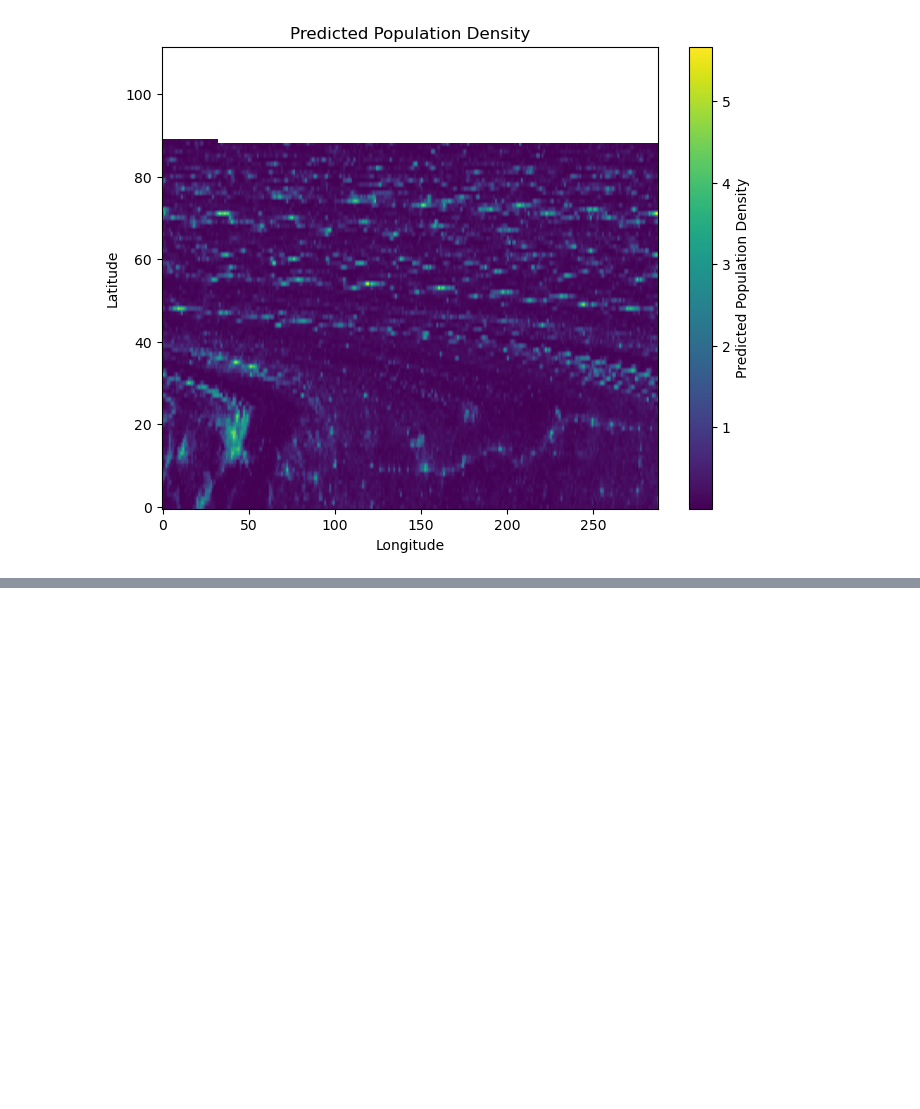
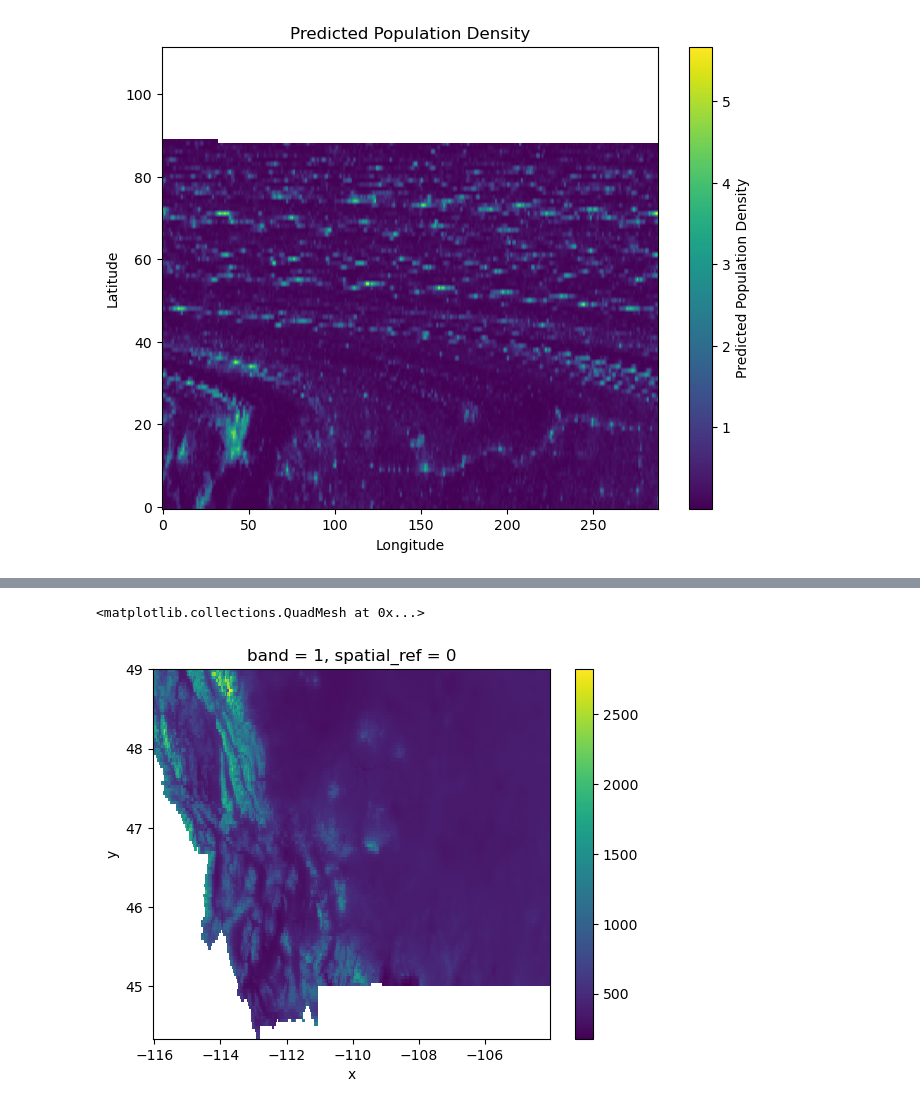
Before and after one commit to Chigiriq/geoP3, a Jupyter notebook: v3.ipynb, the cells around one changed output, grey strips where cells are left out. Saved outputs shown, nothing was run; the diff lists cells and outputs as text; code cells hidden in the pictures; blank space fills up the shorter version.

```diff
--- a/v3.ipynb
+++ b/v3.ipynb
@@ -629,0 +696,5 @@ plt.show()
+# %%
+rain_data_re.plot()
+# %% [output]
+<matplotlib.collections.QuadMesh at 0x...>
+[figure, added]
```
Also changed, not shown: parts of 27 cells of this notebook.
